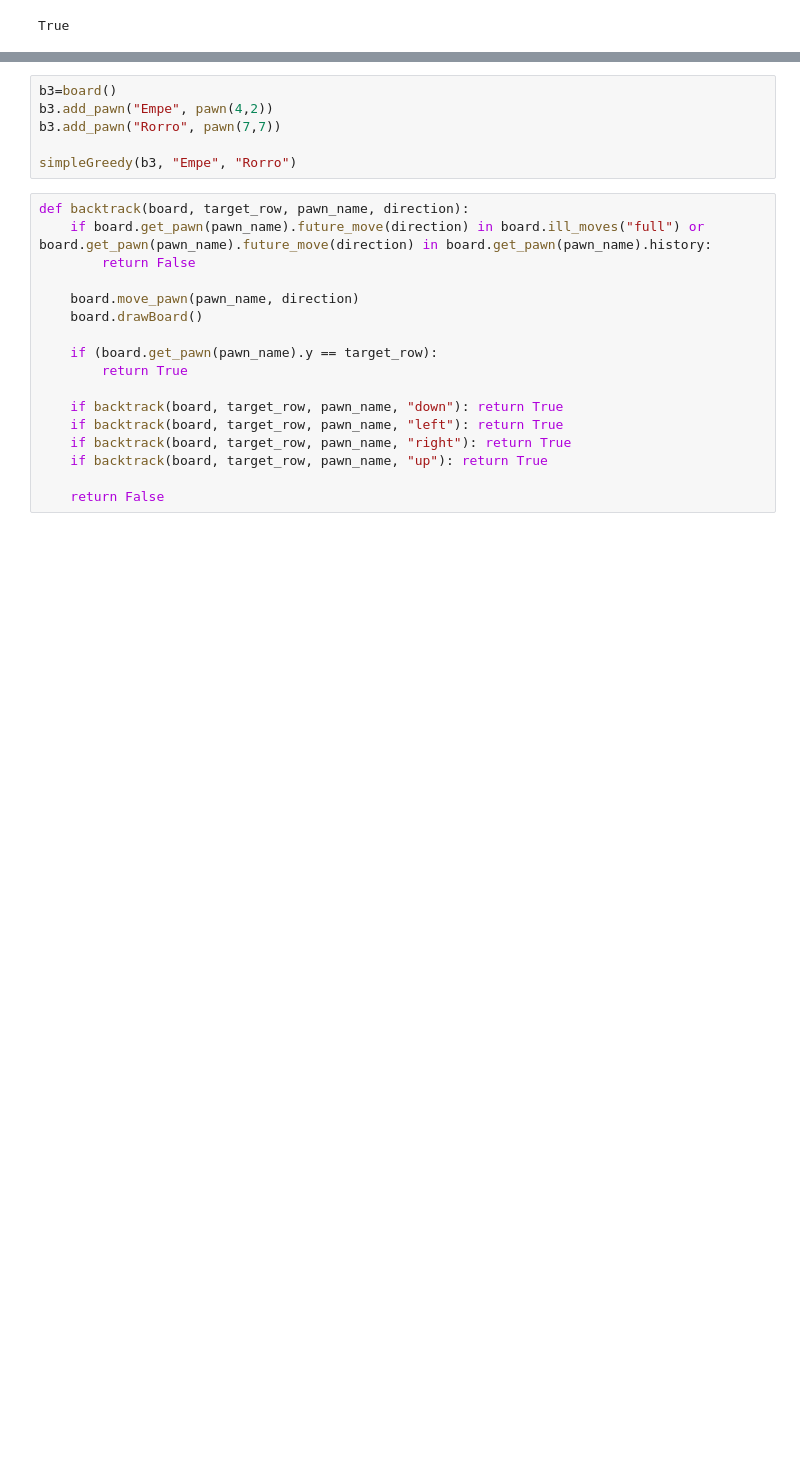
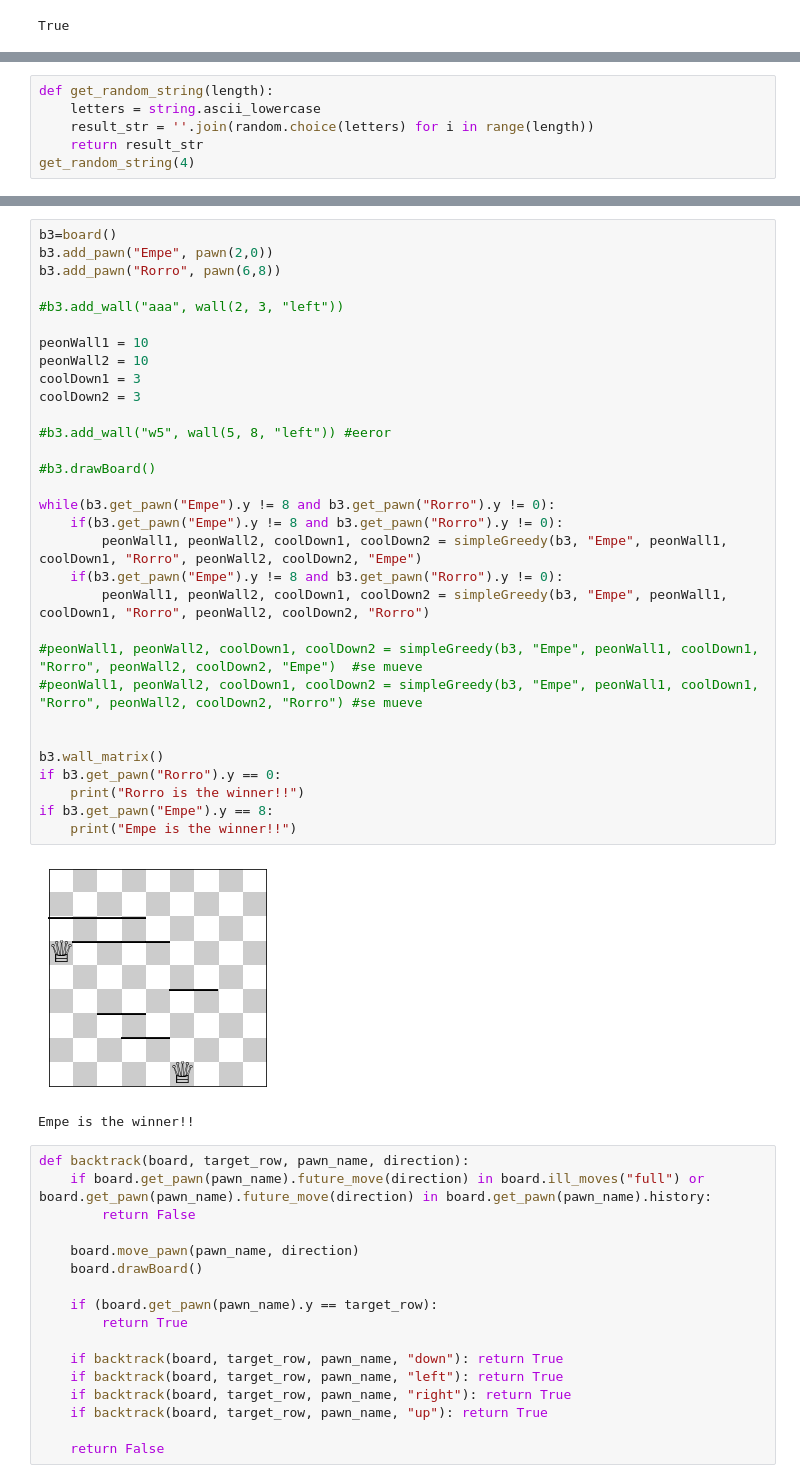
Before and after one commit to sadaakisz/Quoridor_Overthimker, a Jupyter notebook: Test_Notebook - Empe.ipynb, the cells around one changed output, grey strips where cells are left out. Cells and saved outputs as stored; diff of their text form; blank space fills up the shorter version.

Commit message:
2nd greedy algorithm
i do not know how to say algoritmo in english

```diff
--- a/Test_Notebook - Empe.ipynb
+++ b/Test_Notebook - Empe.ipynb
@@ -516,0 +538,6 @@ bp.add_wall("w7", wall(1, 7, "up"))
+# %%
+def get_random_string(length):
+    letters = string.ascii_lowercase
+    result_str = ''.join(random.choice(letters) for i in range(length))
+    return result_str
+get_random_string(4)
@@ -558,9 +601,37 @@ def simpleGreedy(board, name1, name2):
-# %%
-b3=board()
-b3.add_pawn("Empe", pawn(4,2))
-b3.add_pawn("Rorro", pawn(7,7))
-
-simpleGreedy(b3, "Empe", "Rorro")
+# %%
+b3=board()
+b3.add_pawn("Empe", pawn(2,0))
+b3.add_pawn("Rorro", pawn(6,8))
+
+#b3.add_wall("aaa", wall(2, 3, "left"))
+
+peonWall1 = 10
+peonWall2 = 10
+coolDown1 = 3
+coolDown2 = 3
+
+#b3.add_wall("w5", wall(5, 8, "left")) #eeror
+
+#b3.drawBoard()
+
+while(b3.get_pawn("Empe").y != 8 and b3.get_pawn("Rorro").y != 0):
+    if(b3.get_pawn("Empe").y != 8 and b3.get_pawn("Rorro").y != 0):
+        peonWall1, peonWall2, coolDown1, coolDown2 = simpleGreedy(b3, "Empe", peonWall1, coolDown1, "Rorro", peonWall2, coolDown2, "Empe")
+    if(b3.get_pawn("Empe").y != 8 and b3.get_pawn("Rorro").y != 0):
+        peonWall1, peonWall2, coolDown1, coolDown2 = simpleGreedy(b3, "Empe", peonWall1, coolDown1, "Rorro", peonWall2, coolDown2, "Rorro")
+
+#peonWall1, peonWall2, coolDown1, coolDown2 = simpleGreedy(b3, "Empe", peonWall1, coolDown1, "Rorro", peonWall2, coolDown2, "Empe")  #se mueve
+#peonWall1, peonWall2, coolDown1, coolDown2 = simpleGreedy(b3, "Empe", peonWall1, coolDown1, "Rorro", peonWall2, coolDown2, "Rorro") #se mueve
+
+
+b3.wall_matrix()
+if b3.get_pawn("Rorro").y == 0:
+    print("Rorro is the winner!!")
+if b3.get_pawn("Empe").y == 8:
+    print("Empe is the winner!!")
+# %% [output]
+[figure, added]
+Empe is the winner!!
 # %%
 def backtrack(board, target_row, pawn_name, direction):
     if board.get_pawn(pawn_name).future_move(direction) in board.ill_moves("full") or board.get_pawn(pawn_name).future_move(direction) in board.get_pawn(pawn_name).history:
```
Also changed, not shown: parts of 8 cells of this notebook, 1 other file.
